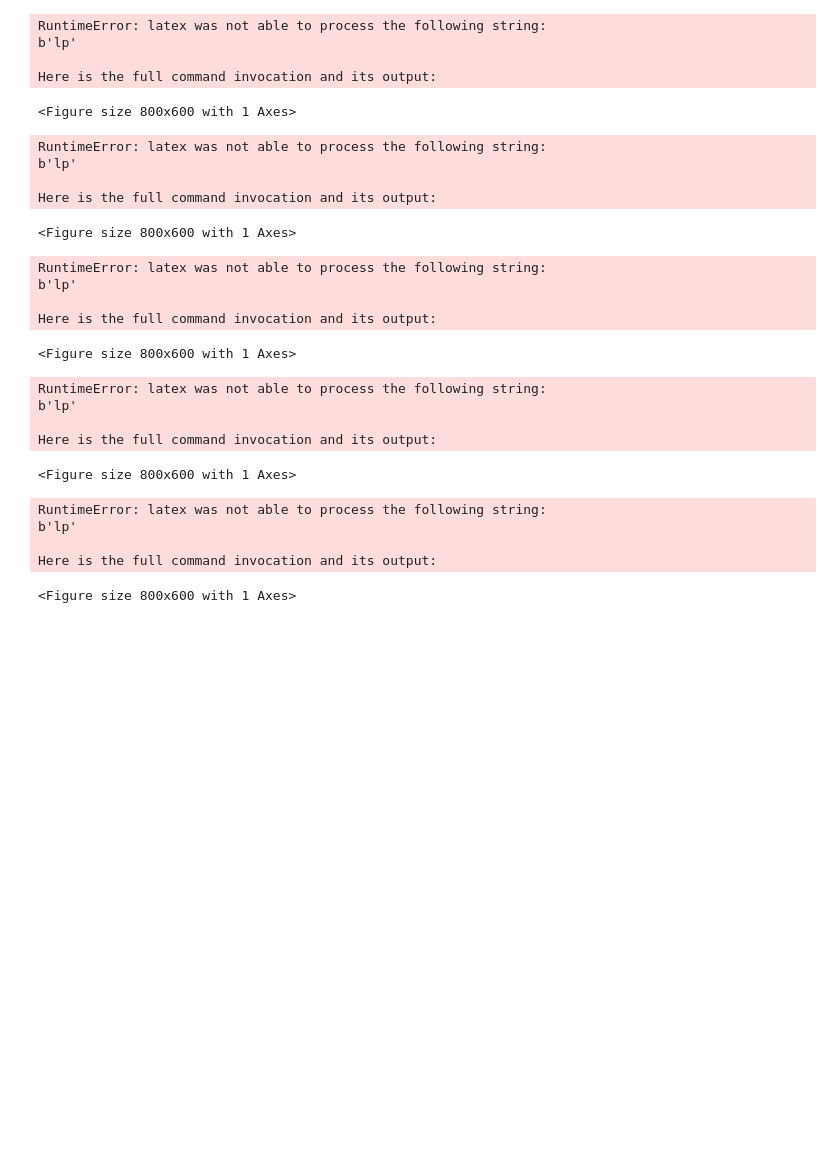
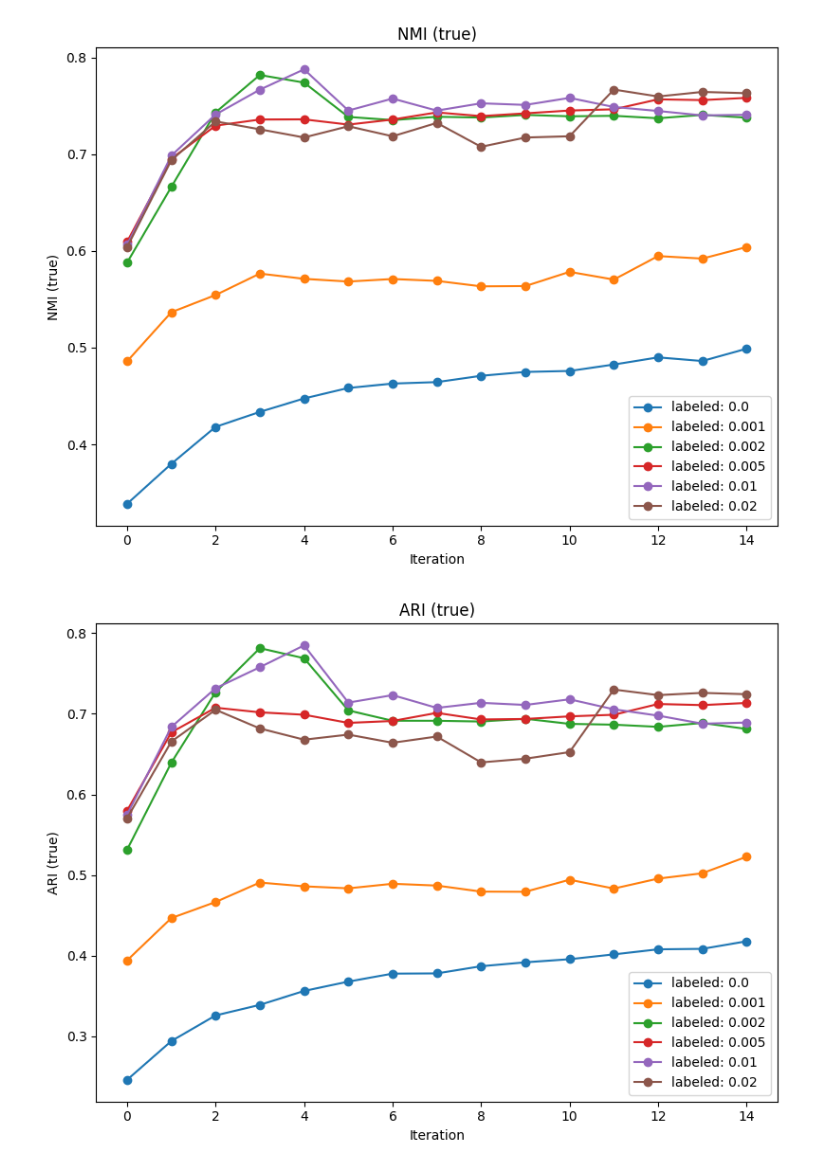
Before and after one commit to lnueesch/dl-project, a Jupyter notebook: deepcluster_implementation/eval_plots.ipynb, the cells around one changed output. Cells and saved outputs as stored; diff of their text form; code cells hidden in the pictures; blank space fills up the shorter version.

```diff
--- a/deepcluster_implementation/eval_plots.ipynb
+++ b/deepcluster_implementation/eval_plots.ipynb
@@ -19,7 +19,18 @@ def load_metrics(run_paths):
     return all_data
 
 # Suppose you have paths like:
-run_path = './experiments/run_kmeans_iteration_variation_20250108_103846'
+
+run_path = './experiments/run_label_fraction_variation'
+
+run_paths = {
+    'labeled: 0.0': run_path + '/config_1',
+    'labeled: 0.001': run_path + '/config_2',
+    'labeled: 0.002': run_path + '/config_3',
+    'labeled: 0.005': run_path + '/config_4',
+    'labeled: 0.01': run_path + '/config_5',
+    'labeled: 0.02': run_path + '/config_6',
+}
+
 # run_paths = {
 #     'baseline': run_path + '/config_1',
 #     'labeled: 0.001, noise: 0.0': run_path + '/config_2',
@@ -28,72 +39,49 @@ run_path = './experiments/run_kmeans_iteration_variation_20250108_103846'
 #     'labeled: 0.01, noise: 0.1': run_path + '/config_5',
 #     'labeled: 0.001, noise: 0.2': run_path + '/config_6',
 # }
-run_paths = {
-    'labeled: 0.005, 5 iters pckmeans': run_path + '/config_1',
-    'labeled: 0.005, 10 iters pckmeans': run_path + '/config_2',
-    'labeled: 0.005, 20 iters pckmeans': run_path + '/config_3',
-    # 'labeled: 0.001': run_path + '/config_4',
-    # 'labeled: 0.002': run_path + '/config_5',
-    # 'labeled: 0.005': run_path + '/config_6',
-    # 'labeled: 0.01': run_path + '/config_7',
-}
+# run_paths = {
+#     'labeled: 0.005, 5 iters pckmeans': run_path + '/config_1',
+#     'labeled: 0.005, 10 iters pckmeans': run_path + '/config_2',
+#     'labeled: 0.005, 20 iters pckmeans': run_path + '/config_3',
+#     # 'labeled: 0.001': run_path + '/config_4',
+#     # 'labeled: 0.002': run_path + '/config_5',
+#     # 'labeled: 0.005': run_path + '/config_6',
+#     # 'labeled: 0.01': run_path + '/config_7',
+# }
 
 
 metrics_dict = load_metrics(run_paths)
 
 # Collect metrics into DataFrames
 dfs = {}
 for run_name, m in metrics_dict.items():
     dfs[run_name] = pd.DataFrame(m)
 
 # The metrics we care about
 metrics_to_plot = ['nmi_true', 'ari_true', 'nmi_prev', 'silhouette', 'dbi']
 metrics_legend = {
     'nmi_true': 'NMI (true)',
     'ari_true': 'ARI (true)',
     'nmi_prev': 'NMI (prev)',
     'silhouette': 'Silhouette',
     'dbi': 'DBI',
 }
 
 
 for metric in metrics_to_plot:
     plt.figure(figsize=(8, 6))
 
     # Plot this metric for each config/run
     for run_name, df in dfs.items():
         # Some metrics might have NaN/null (e.g. 'nmi_prev' for iteration 0), so drop them or fill
         plt.plot(df[metric], label=run_name, marker='o')
 
     plt.title(f'{metrics_legend[metric]}')
     plt.xlabel('Iteration')
     plt.ylabel(f'{metrics_legend[metric]}')
     plt.legend()
-    # plt.tight_layout()
-    plt.show()
+    plt.tight_layout()
+    # break
 # %% [output]
-RuntimeError: latex was not able to process the following string:
-b'lp'
-
-Here is the full command invocation and its output:
-<Figure size 800x600 with 1 Axes>
-RuntimeError: latex was not able to process the following string:
-b'lp'
-
-Here is the full command invocation and its output:
-<Figure size 800x600 with 1 Axes>
-RuntimeError: latex was not able to process the following string:
-b'lp'
-
-Here is the full command invocation and its output:
-<Figure size 800x600 with 1 Axes>
-RuntimeError: latex was not able to process the following string:
-b'lp'
-
-Here is the full command invocation and its output:
-<Figure size 800x600 with 1 Axes>
-RuntimeError: latex was not able to process the following string:
-b'lp'
-
-Here is the full command invocation and its output:
-<Figure size 800x600 with 1 Axes>
+[figure, added]
+[figure, added]
```
Also changed, not shown: parts of 1 cell of this notebook, 9 other files.
